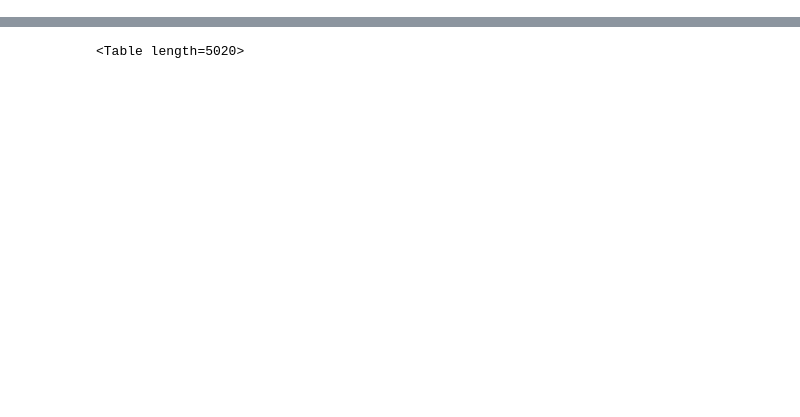
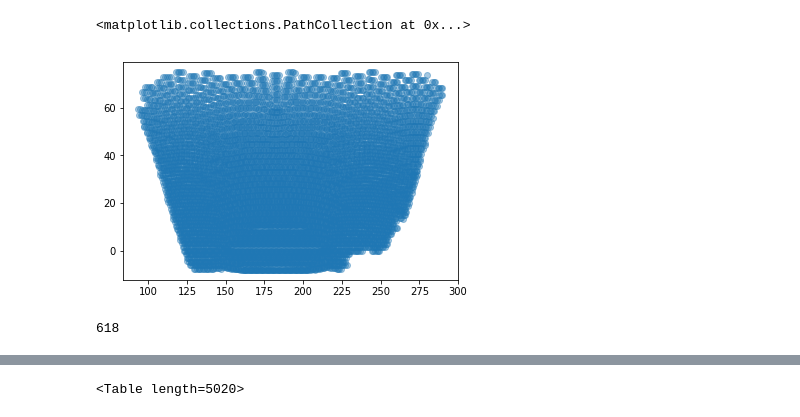
Before and after one commit to forero/fiberassign_explore, a Jupyter notebook: science_fibers_DR8.ipynb, the cells around one changed output, grey strips where cells are left out. Saved outputs shown, nothing was run; the diff lists cells and outputs as text; code cells hidden in the pictures; blank space fills up the shorter version.

```diff
--- a/science_fibers_DR8.ipynb
+++ b/science_fibers_DR8.ipynb
@@ -36,3 +36,14 @@ tiles
 | 28805 | 250.86 | 4.36 | 4 | 1 | 0.0820282 | 1.16635 | 5676.36 | 1.99658 | GRAY | 2 |
 | 28808 | 248.48 | -0.04 | 4 | 1 | 0.099767 | 1.22079 | 6180.56 | 2.35466 | GRAY | 2 |
 | 28809 | 250.92 | 1.43 | 4 | 1 | 0.0760659 | 1.20125 | 6309.87 | 1.99775 | GRAY | 2 |
+# %%
+plt.scatter(tiles['RA'], tiles['DEC'],alpha=0.4)
+# %% [output]
+<matplotlib.collections.PathCollection at 0x...>
+[figure, added]
+# %%
+ii = (tiles['RA']>150) & (tiles['RA']<200) & (tiles['DEC']>20) & (tiles['DEC']<40)
+print(np.count_nonzero(ii))
+selected_tiles = tiles[ii]
+# %% [output]
+618
```
Also changed, not shown: parts of 3 cells of this notebook.
